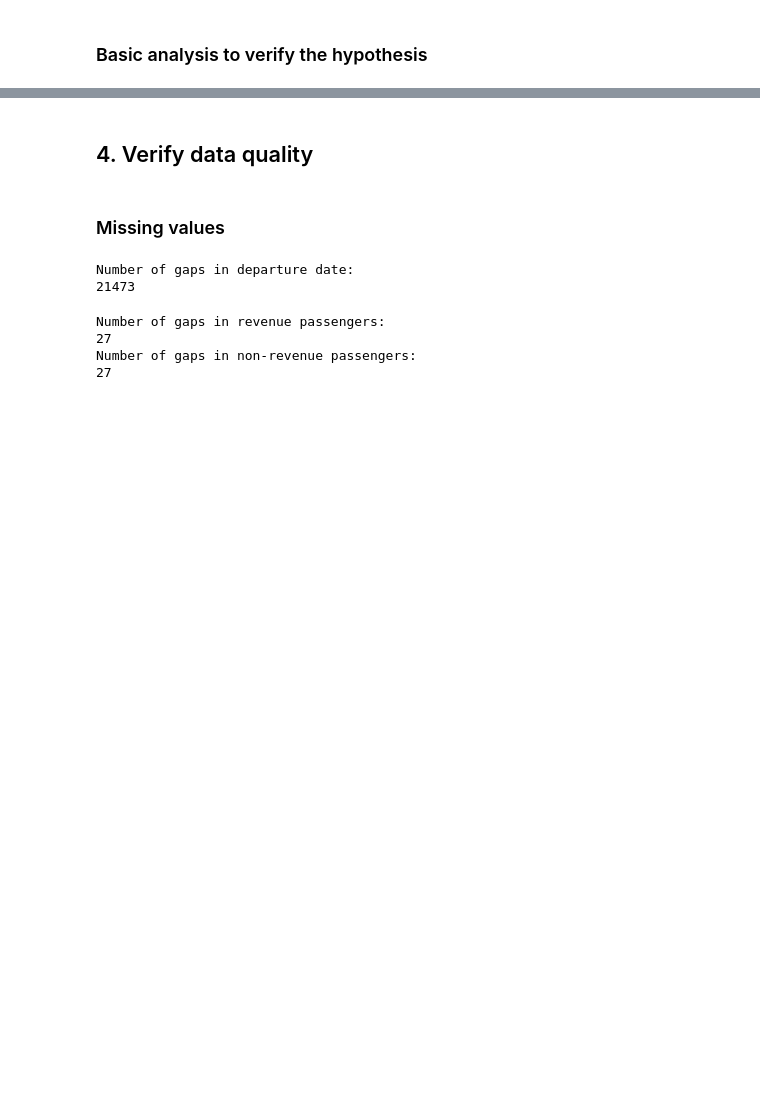
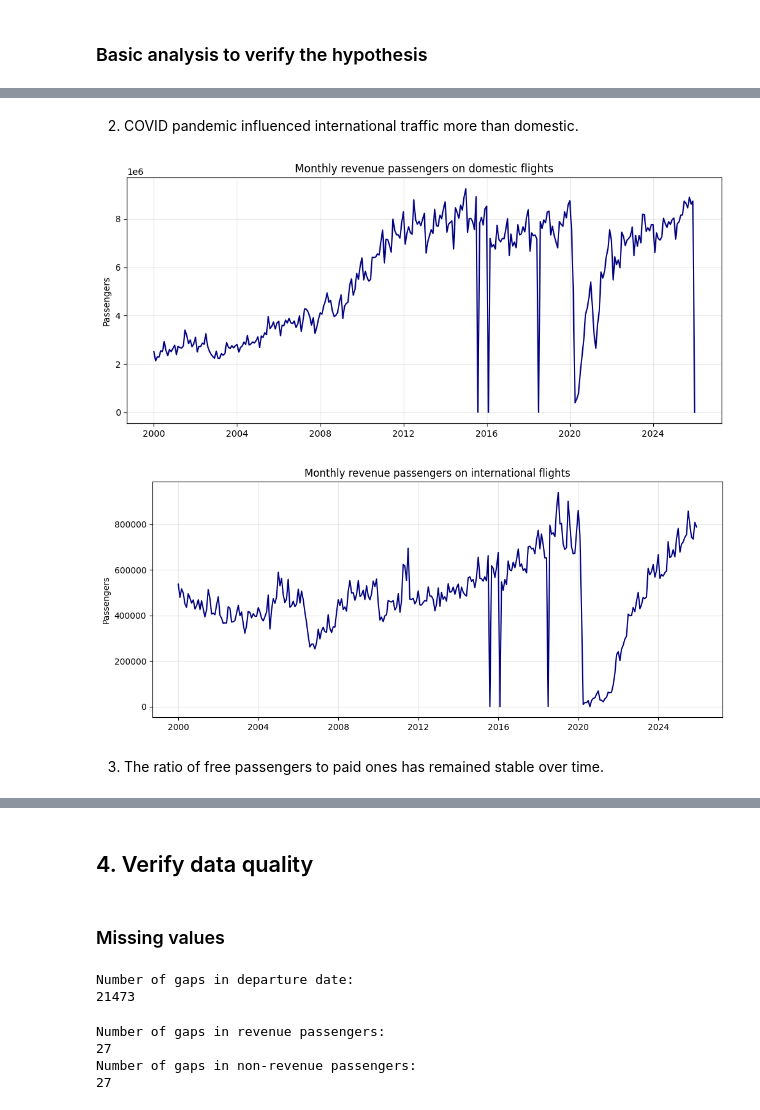
Before and after one commit to SavIvan24/Predicting-Monthly-Passenger-Air-Traffic-in-Brazil, a Jupyter notebook: data_understanding.ipynb, the cells around one changed output, grey strips where cells are left out. Drawn from its saved outputs; the diff is of its cells as text; code cells hidden in the pictures; blank space fills up the shorter version.

```diff
--- a/data_understanding.ipynb
+++ b/data_understanding.ipynb
@@ -420,0 +548,46 @@ Data balancing is not necessary because our main task is time-series prediction,
+# %% [markdown]
+2. COVID pandemic influenced international traffic more than domestic.
+# %%
+chunk_size = 100000
+chunks = []
+
+reader = pd.read_csv(
+    'anac_brazil.csv',
+    usecols=['nr_ano_mes_partida_real', 'nr_passag_pagos', 'ds_grupo_di', 'ds_natureza_tipo_linha'],
+    chunksize=chunk_size
+)
+
+for chunk in reader:
+    chunk = chunk[chunk['ds_grupo_di'] == 'REGULAR']
+    chunk = chunk[chunk['ds_natureza_tipo_linha'].isin(['DOMÉSTICA', 'INTERNACIONAL'])]
+    chunk = chunk.dropna(subset=['nr_passag_pagos'])
+    monthly = chunk.groupby(['nr_ano_mes_partida_real', 'ds_natureza_tipo_linha'])['nr_passag_pagos'].sum().reset_index()
+    chunks.append(monthly)
+
+nature_df = pd.concat(chunks).groupby(['nr_ano_mes_partida_real', 'ds_natureza_tipo_linha']).sum().reset_index()
+# %%
+nature_df = nature_df.sort_values('nr_ano_mes_partida_real')
+nature_df['date'] = pd.to_datetime(nature_df['nr_ano_mes_partida_real'], format='%Y%m')
+nature_df.set_index('date', inplace=True)
+
+domestic_df = nature_df[nature_df['ds_natureza_tipo_linha'] == 'DOMÉSTICA']
+international_df = nature_df[nature_df['ds_natureza_tipo_linha'] == 'INTERNACIONAL']
+
+plt.figure(figsize=(12, 5))
+plt.plot(domestic_df.index, domestic_df['nr_passag_pagos'], color='navy')
+plt.title('Monthly revenue passengers on domestic flights')
+plt.ylabel('Passengers')
+plt.grid(alpha=0.3)
+plt.show()
+
+plt.figure(figsize=(12, 5))
+plt.plot(international_df.index, international_df['nr_passag_pagos'], color='navy')
+plt.title('Monthly revenue passengers on international flights')
+plt.ylabel('Passengers')
+plt.grid(alpha=0.3)
+plt.show()
+# %% [output]
+[figure, added]
+[figure, added]
+# %% [markdown]
+3. The ratio of free passengers to paid ones has remained stable over time.
```
Also changed, not shown: parts of 18 cells of this notebook.
